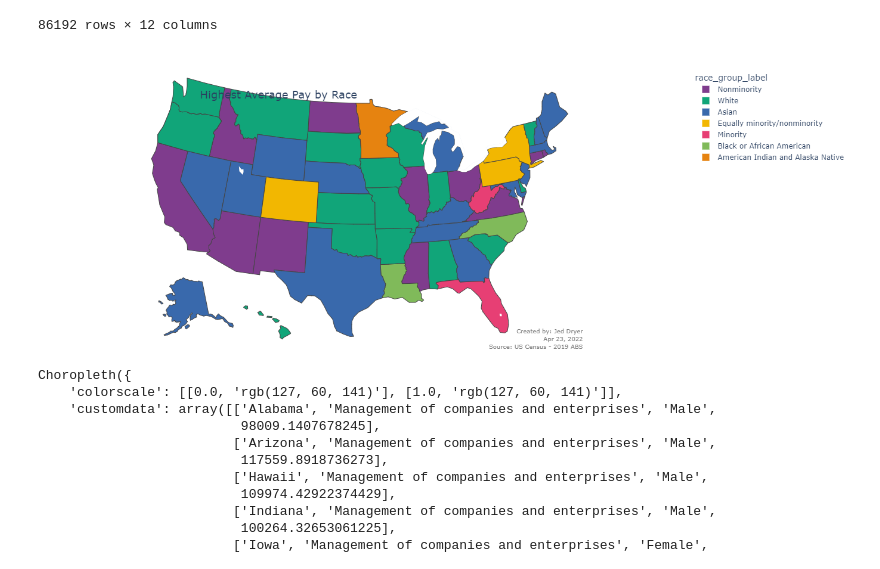
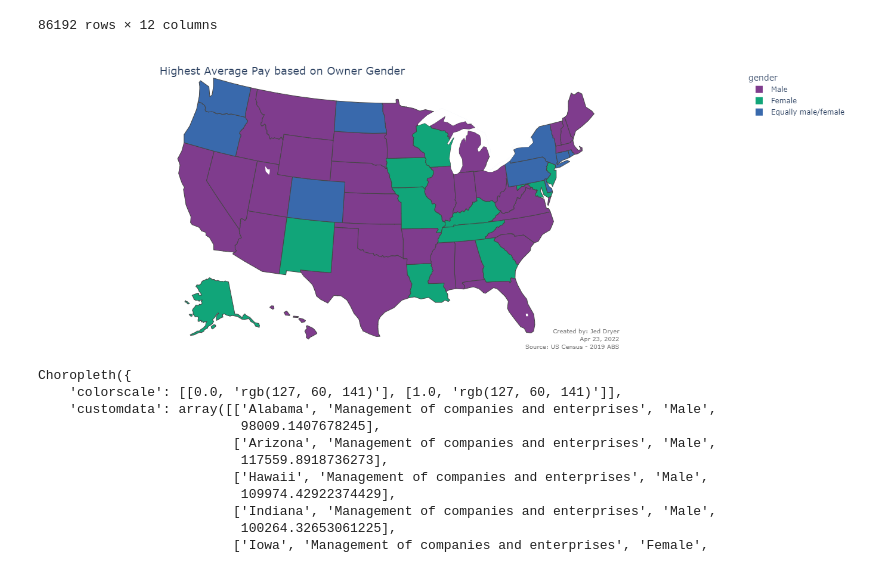
Before and after one commit to jedc4xer/abs_group_assessment, a Jupyter notebook: jeds_visualizations.ipynb, the cells around one changed output. Cells and saved outputs as stored; diff of their text form; code cells hidden in the pictures.

```diff
--- a/jeds_visualizations.ipynb
+++ b/jeds_visualizations.ipynb
@@ -44,7 +44,7 @@ def clean_for_map(df, target = 'industry'):
         possible = ", ".join(['gender','race_group_label','industry'])
         print(f'You must choose one of: {possible}')
         return
-    label = {'gender': 'Gender','race_group_label': 'Race','industry':'Industry'}[target]
+    label = {'gender': 'Owner Gender','race_group_label': 'Owner Race','industry':'Industry'}[target]
 
     subset = df[(df.payann != 0) & (df.gender != 'Total') & (df.race_group_label != 'Total') & (df.industry_code != '00')]
     subset = subset[['name','geo_id',target,'payann','firmpdemp','emp']]
@@ -72,46 +72,46 @@ def clean_for_map(df, target = 'industry'):
         print('There are some states missing.')
     return grouped, target, label
 
-grouped, target, label = clean_for_map(comp_sum_df, 'race_group_label') # can change gender to other options or leave blank for default as industry
+grouped, target, label = clean_for_map(comp_sum_df, 'gender') # can change gender to other options or leave blank for default as industry
 # %%
 today = dt.datetime.strftime(dt.datetime.today().date(), '%b %d, %Y')
 
 mapfig = px.choropleth(grouped,
-                       title = f'Highest Average Pay by {label}',
+                       title = f'Highest Average Pay based on {label}',
                        locations = 'Postal Abbr.',
                        locationmode = "USA-states",
                        scope = 'usa',
                        color = target,
                        hover_data = ['name',target,'avg_pay'],
                        color_discrete_sequence = px.colors.qualitative.Bold,
                        height = 500,
                        width = 1000,
                        )
 
 
 
 mapfig.add_annotation(
     text = (f"Created by: Jed Dryer<br>{today}<br>Source: US Census - 2019 ABS")
     , showarrow=False
     , x = .7
     , y = -.02
     , xref='paper'
     , yref='paper'
     , xanchor='left'
     , yanchor='bottom'
     , xshift=-1
     , yshift=-3
     , font=dict(size=10, color="grey")
     , align="right"
     ,)
 
 mapfig.update_layout(margin={"r":0,"t":30,"l":0,"b":10}, dragmode = False)
-mapfig.update_layout(title_y = 0.87, title_x = 0.2, title_font_size = 18)
-
-#mapfig.write_html('test.html')
+mapfig.update_layout(title_y = 0.95, title_x = 0.15, title_font_size = 18)
+save_label = "".join(_.lower() for _ in label if _.isnumeric())
+mapfig.write_html(f'highest_avg_pay_{label}.html')
 mapfig.show()
 # %% [output]
-[figure, old version]
+[figure, new version]
 # %%
 for item in mapfig.data:
     print(item,"\n")
```
Also changed, not shown: 1 other file.
